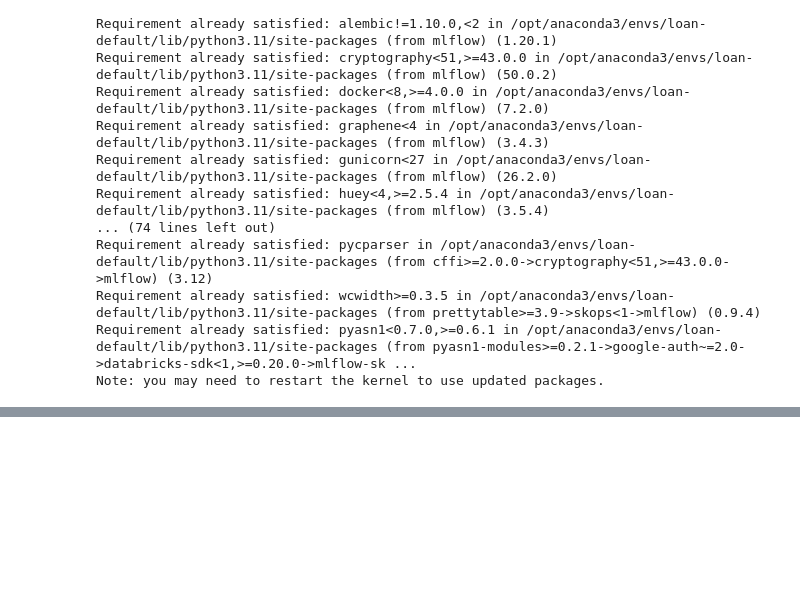
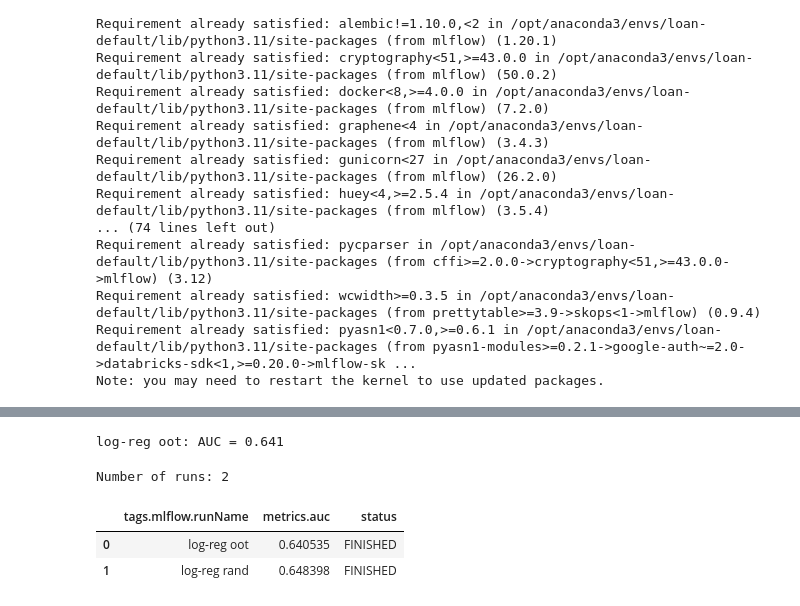
Before and after one commit to asteriscuz/loan-default-early-warning, a Jupyter notebook: notebooks/L&T loan defaulter prediction.ipynb, the cells around one changed output, grey strips where cells are left out. Drawn from its saved outputs; the diff is of its cells as text; code cells hidden in the pictures; blank space fills up the shorter version.

Commit message:
Add MLflow tracking and run_experiment

```diff
--- a/notebooks/L&T loan defaulter prediction.ipynb
+++ b/notebooks/L&T loan defaulter prediction.ipynb
@@ -1373,0 +1386,5 @@ os.getcwd()
+# %%
+mlflow.set_experiment('loan-default')
+
+model_rand, y_probs_rand = run_experiment(X_train_rand, X_test_rand, y_train_rand, y_test_rand,
+                                          'log-reg rand', 'random')
@@ -1373,0 +1394,23 @@ os.getcwd()
+# %%
+model_oot, y_probs_oot = run_experiment(X_train_oot, X_test_oot, y_train_oot, y_test_oot,
+                                       'log-reg oot', 'oot')
+# %% [output]
+log-reg oot: AUC = 0.641
+# %%
+import mlflow
+
+experiment = mlflow.get_experiment_by_name("loan-default")
+
+runs = mlflow.search_runs(
+    experiment_ids=[experiment.experiment_id]
+)
+
+print("Number of runs:", len(runs))
+
+if not runs.empty:
+    display(runs[['tags.mlflow.runName', 'metrics.auc', 'status']])
+# %% [output]
+Number of runs: 2
+|  | tags.mlflow.runName | metrics.auc | status |
+| 0 | log-reg oot | 0.640535 | FINISHED |
+| 1 | log-reg rand | 0.648398 | FINISHED |
```
Also changed, not shown: parts of 6 cells of this notebook.
